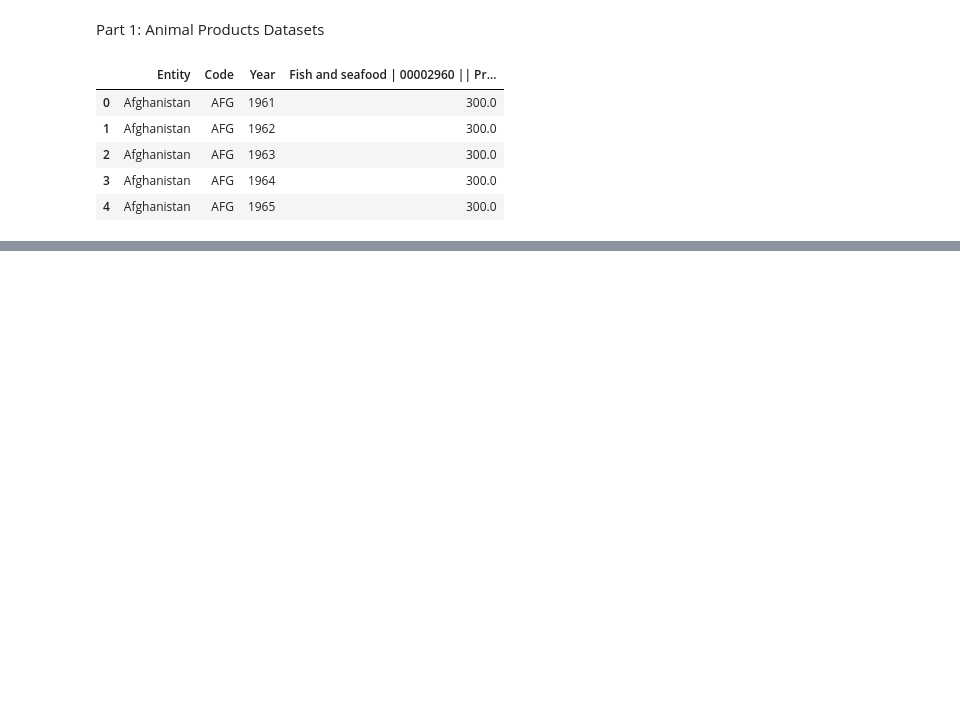
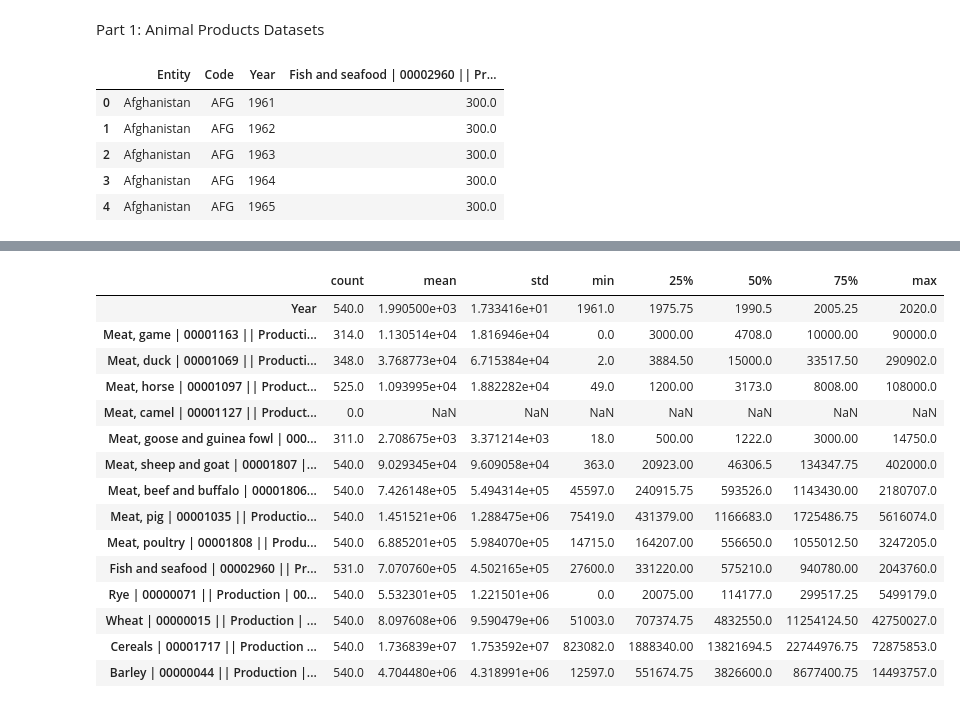
Before and after one commit to iburakk/Project_CA2, a Jupyter notebook: Agriculture.ipynb, the cells around one changed output, grey strips where cells are left out. Cells and saved outputs as stored; diff of their text form; code cells hidden in the pictures; blank space fills up the shorter version.

```diff
--- a/Agriculture.ipynb
+++ b/Agriculture.ipynb
@@ -45,0 +192,11 @@ df_fish_seafood_production.head()
+# %%
+df_cereal_production_ireland = df_cereal_production[(df_cereal_production.Code=='IRL') |
+                                                    (df_cereal_production.Code=='FRA') |
+                                                    (df_cereal_production.Code=='ITA') |
+                                                    (df_cereal_production.Code=='GBR') |
+                                                    (df_cereal_production.Code=='ESP') |
+                                                    (df_cereal_production.Code=='NLD') |
+                                                    (df_cereal_production.Code=='DEU') |
+                                                    (df_cereal_production.Code=='PRT') |
+                                                    (df_cereal_production.Code=='DNK')].reset_index(drop=True)
+df_cereal_production_ireland.head()
@@ -45,0 +210,11 @@ df_fish_seafood_production.head()
+# %%
+df_wheat_production_ireland = df_wheat_production[(df_wheat_production.Code=='IRL') |
+                                                  (df_wheat_production.Code=='FRA') |
+                                                  (df_wheat_production.Code=='ITA') |
+                                                  (df_wheat_production.Code=='GBR') |
+                                                  (df_wheat_production.Code=='ESP') |
+                                                  (df_wheat_production.Code=='NLD') |
+                                                  (df_wheat_production.Code=='DEU') |
+                                                  (df_wheat_production.Code=='PRT') |
+                                                  (df_wheat_production.Code=='DNK')].reset_index(drop=True)
+df_wheat_production_ireland.head()
@@ -45,0 +228,6 @@ df_fish_seafood_production.head()
+# %%
+wheat_df = df_wheat_production_ireland[["Wheat | 00000015 || Production | 005510 || tonnes"]].reset_index(drop=True)
+cereal_df = df_cereal_production_ireland[["Cereals | 00001717 || Production | 005510 || tonnes"]].reset_index(drop=True)
+barley_df = df_barley_production_ireland[["Barley | 00000044 || Production | 005510 || tonnes"]].reset_index(drop=True)
+merged_grain_df = pd.concat([df_rye_production_ireland,wheat_df,cereal_df,barley_df],axis=1).reset_index(drop=True)
+merged_grain_df.head()
@@ -45,0 +256,7 @@ df_fish_seafood_production.head()
+# %%
+grain_df_filtered = merged_grain_df[["Rye | 00000071 || Production | 005510 || tonnes",
+                                     "Wheat | 00000015 || Production | 005510 || tonnes",
+                                     "Cereals | 00001717 || Production | 005510 || tonnes",
+                                     "Barley | 00000044 || Production | 005510 || tonnes"]].reset_index(drop=True)
+final_merged_df = pd.concat([merged_animal_df,grain_df_filtered],axis=1).reset_index(drop=True)
+final_merged_df.head()
@@ -45,0 +290,19 @@ df_fish_seafood_production.head()
+# %%
+final_merged_df.describe().T
+# %% [output]
+|  | count | mean | std | min | 25% | 50% | 75% | max |
+| Year | 540.0 | 1.990500e+03 | 1.733416e+01 | 1961.0 | 1975.75 | 1990.5 | 2005.25 | 2020.0 |
+| Meat, game | 00001163 || Producti... | 314.0 | 1.130514e+04 | 1.816946e+04 | 0.0 | 3000.00 | 4708.0 | 10000.00 | 90000.0 |
+| Meat, duck | 00001069 || Producti... | 348.0 | 3.768773e+04 | 6.715384e+04 | 2.0 | 3884.50 | 15000.0 | 33517.50 | 290902.0 |
+| Meat, horse | 00001097 || Product... | 525.0 | 1.093995e+04 | 1.882282e+04 | 49.0 | 1200.00 | 3173.0 | 8008.00 | 108000.0 |
+| Meat, camel | 00001127 || Product... | 0.0 | NaN | NaN | NaN | NaN | NaN | NaN | NaN |
+| Meat, goose and guinea fowl | 000... | 311.0 | 2.708675e+03 | 3.371214e+03 | 18.0 | 500.00 | 1222.0 | 3000.00 | 14750.0 |
+| Meat, sheep and goat | 00001807 |... | 540.0 | 9.029345e+04 | 9.609058e+04 | 363.0 | 20923.00 | 46306.5 | 134347.75 | 402000.0 |
+| Meat, beef and buffalo | 00001806... | 540.0 | 7.426148e+05 | 5.494314e+05 | 45597.0 | 240915.75 | 593526.0 | 1143430.00 | 2180707.0 |
+| Meat, pig | 00001035 || Productio... | 540.0 | 1.451521e+06 | 1.288475e+06 | 75419.0 | 431379.00 | 1166683.0 | 1725486.75 | 5616074.0 |
+| Meat, poultry | 00001808 || Produ... | 540.0 | 6.885201e+05 | 5.984070e+05 | 14715.0 | 164207.00 | 556650.0 | 1055012.50 | 3247205.0 |
+| Fish and seafood | 00002960 || Pr... | 531.0 | 7.070760e+05 | 4.502165e+05 | 27600.0 | 331220.00 | 575210.0 | 940780.00 | 2043760.0 |
+| Rye | 00000071 || Production | 00... | 540.0 | 5.532301e+05 | 1.221501e+06 | 0.0 | 20075.00 | 114177.0 | 299517.25 | 5499179.0 |
+| Wheat | 00000015 || Production | ... | 540.0 | 8.097608e+06 | 9.590479e+06 | 51003.0 | 707374.75 | 4832550.0 | 11254124.50 | 42750027.0 |
+| Cereals | 00001717 || Production ... | 540.0 | 1.736839e+07 | 1.753592e+07 | 823082.0 | 1888340.00 | 13821694.5 | 22744976.75 | 72875853.0 |
+| Barley | 00000044 || Production |... | 540.0 | 4.704480e+06 | 4.318991e+06 | 12597.0 | 551674.75 | 3826600.0 | 8677400.75 | 14493757.0 |
```
Also changed, not shown: parts of 23 cells of this notebook.
